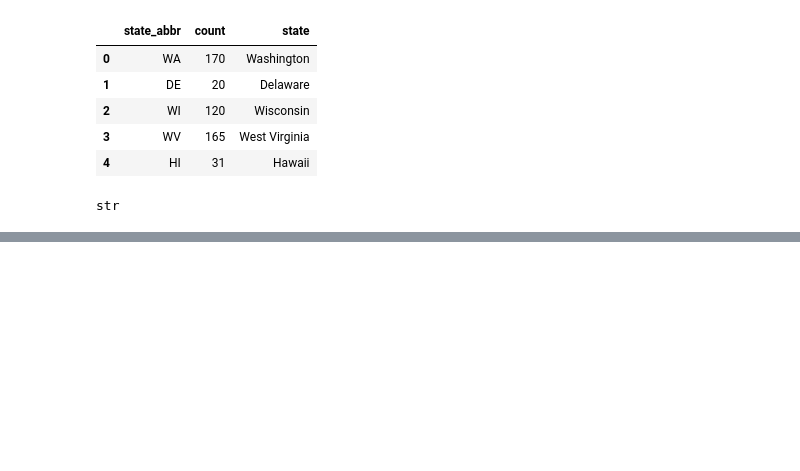
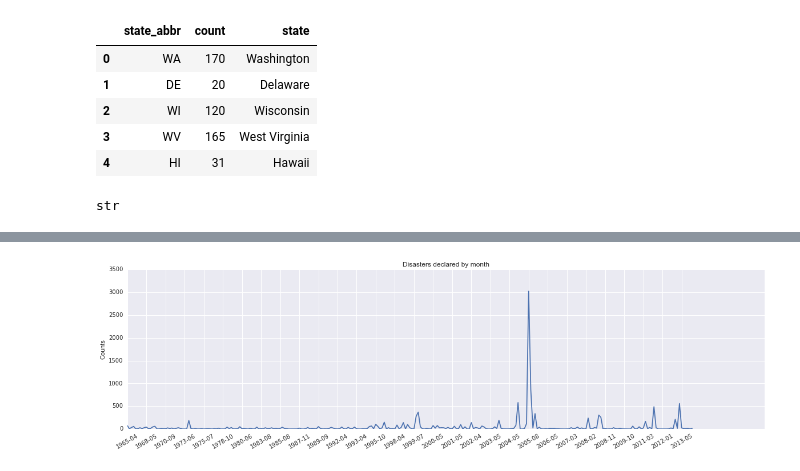
Before and after one commit to CelineChen0211/141B-Final-Project, a Jupyter notebook: disasters_zora.ipynb, the cells around one changed output, grey strips where cells are left out. Drawn from its saved outputs; the diff is of its cells as text; code cells hidden in the pictures; blank space fills up the shorter version.

```diff
--- a/disasters_zora.ipynb
+++ b/disasters_zora.ipynb
@@ -349,0 +525,11 @@ plotly.offline.iplot( fig, validate=False, filename='ufos_disasters_by_latlon' )
+# %%
+disasters['month']=[disasters['date_started'][i][5:7] for i in xrange(len(disasters))]
+disasters['year']=[disasters['date_started'][i][:4] for i in xrange(len(disasters))]
+#disasters.head()
+month_dic=dict(zip(['01','02','03','04','05','06','07','08','09','10','11','12'],['Jan','Feb','Mar','Apr','May','Jun','Jul','Aug','Sep','Oct','Nov','Dec']))
+month_df=pd.DataFrame(month_dic.items(),columns=['month','Mon'])
+
+dis_month=pd.merge(disasters,month_df,on='month')
+# %%
+dis_month_p=dis_month.groupby(['year','month']).count()
+dis_month_p.sort_values('state',ascending=[False]).head()# top 5 months are: 2005.08,2005.09,2004.09,2012.10,2011.08
@@ -349,0 +544,11 @@ plotly.offline.iplot( fig, validate=False, filename='ufos_disasters_by_latlon' )
+# %%
+plt.figure(figsize=[20,5])
+x=np.arange(len(dis_month_p))
+plt.plot(x,dis_month_p['date_started'])
+plt.title('Disasters declared by month')
+plt.ylabel('Counts')
+plt.xticks(np.arange(0,len(dis_month_p),9),[[d[0]+'-'+d[1] for d in dis_month_p.index.values][i] for i in np.arange(0,len(dis_month_p),9)],rotation=30)
+
+plt.show()
+# %% [output]
+[figure, added]
```
Also changed, not shown: parts of 62 cells of this notebook, 2 other files.
